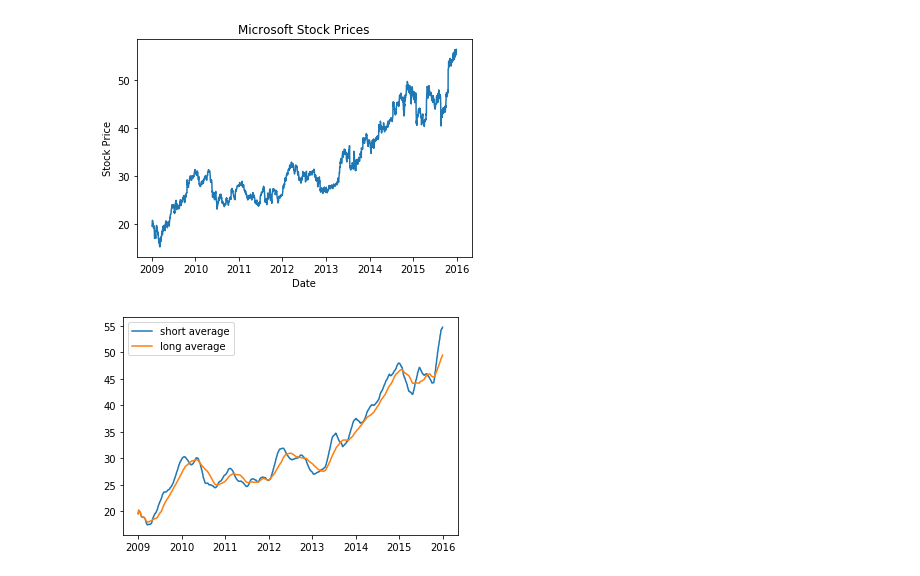
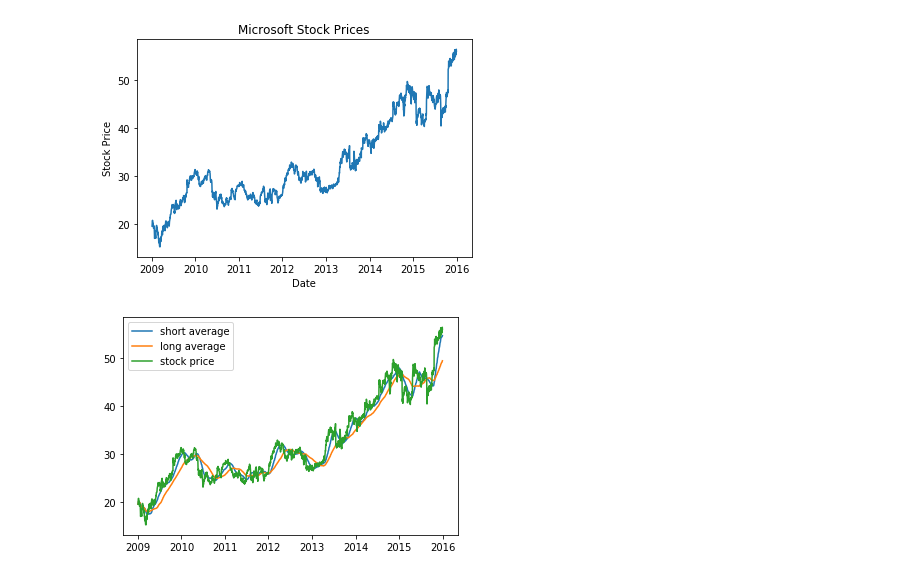
Before and after one commit to VioletD789/Algo-Trading, a Jupyter notebook: Practice.ipynb, the cells around one changed output. Cells and saved outputs as stored; diff of their text form; code cells hidden in the pictures.

```diff
--- a/Practice.ipynb
+++ b/Practice.ipynb
@@ -102,10 +102,11 @@ def rollingAverage(interval, data, column):
 # %%
 shortAvgMS = rollingAverage(short_average, msDf, "Open")
 longAvgMS = rollingAverage(long_average, msDf, "Open")
 
 plt.plot(msDf.index, shortAvgMS,label="short average")
 plt.plot(msDf.index, longAvgMS, label="long average")
+plt.plot(msDf.index, msDf["Open"], label = "stock price")
 plt.legend()
 plt.show()
 # %% [output]
-[figure, old version]
+[figure, new version]
```
